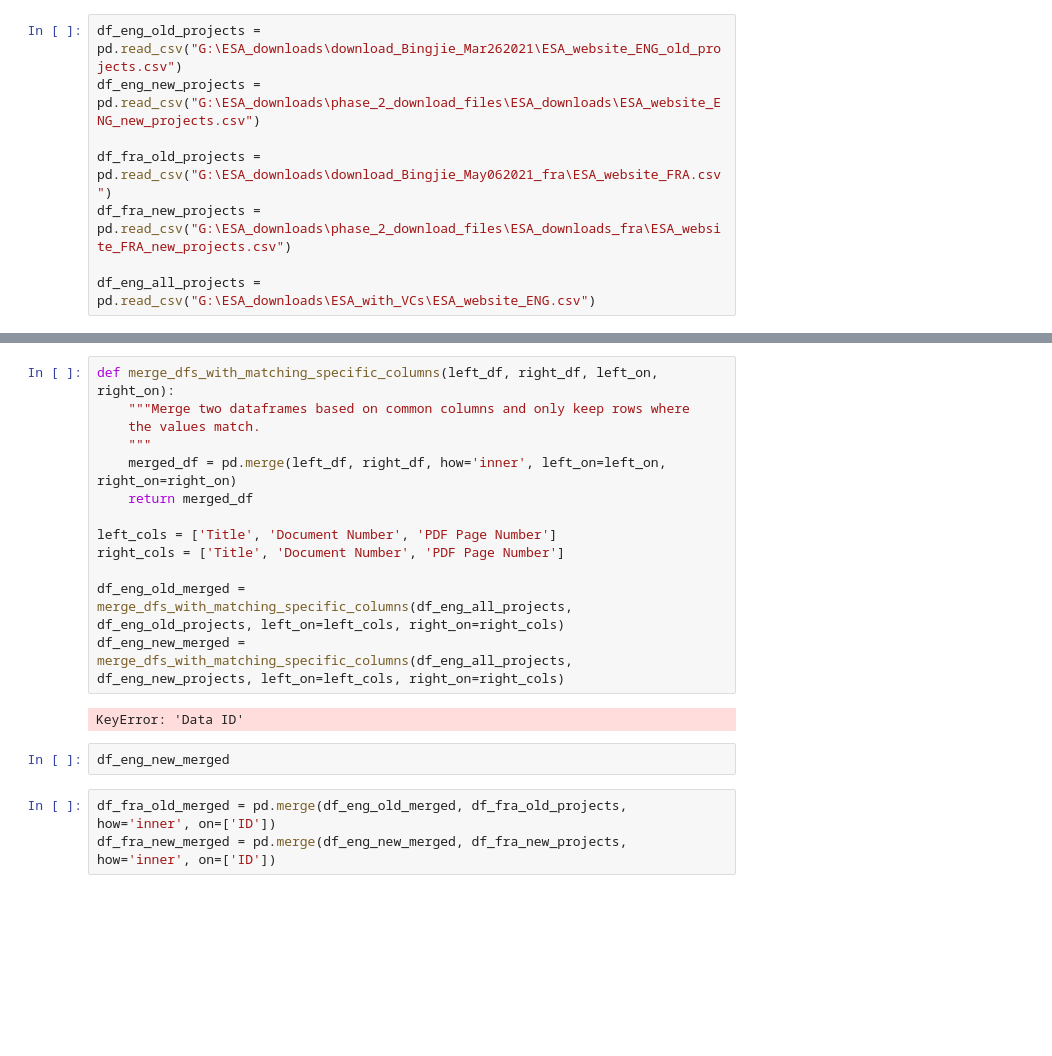
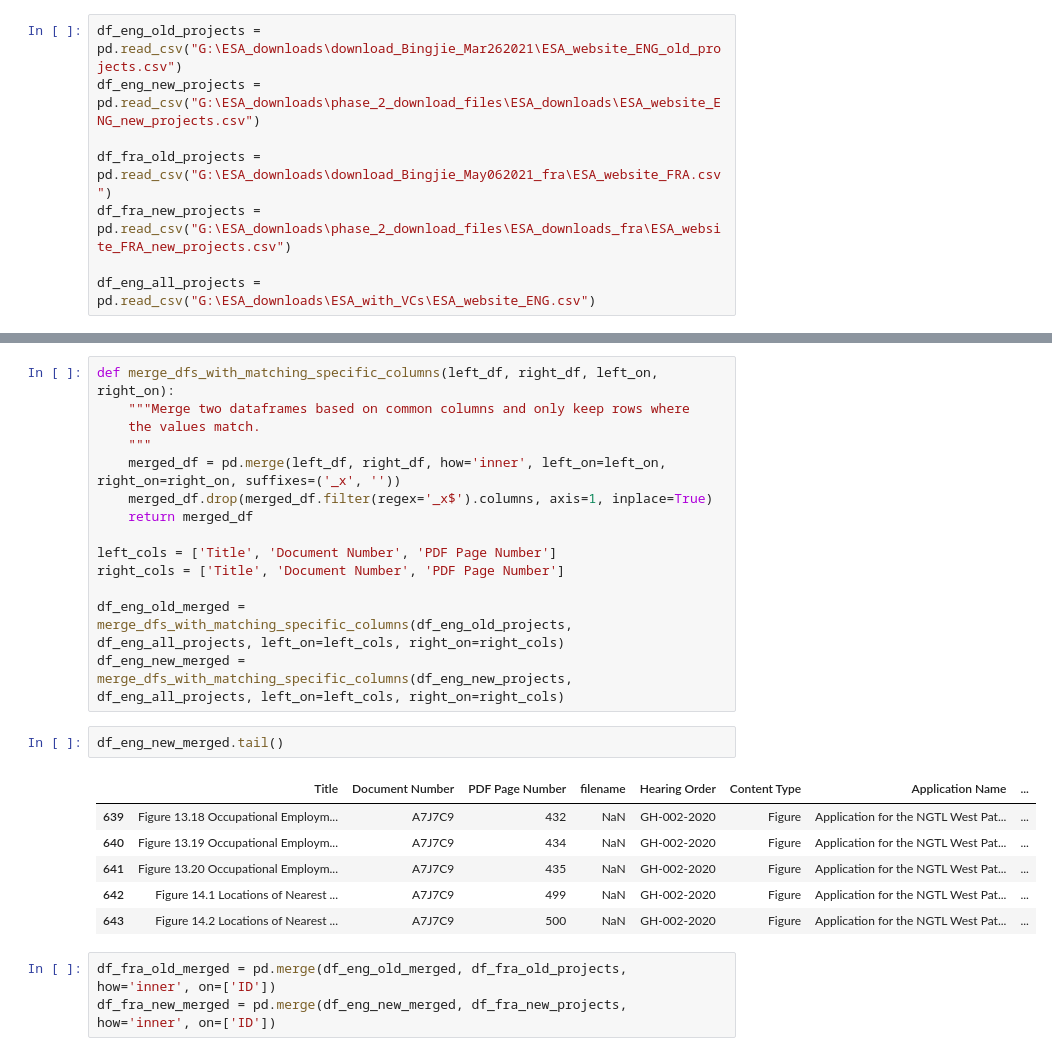
Before and after one commit to CER-REC/esa-data-bank_banque-donnees-ees, a Jupyter notebook: Codes/Section_04_Final_Data_Merge_and_Visualization/bundle/merge_eng_fra_index.ipynb, the cells around one changed output, grey strips where cells are left out. Cells and saved outputs as stored; diff of their text form; blank space fills up the shorter version.

Commit message:
Drop duplicate columns.

```diff
--- a/Codes/Section_04_Final_Data_Merge_and_Visualization/bundle/merge_eng_fra_index.ipynb
+++ b/Codes/Section_04_Final_Data_Merge_and_Visualization/bundle/merge_eng_fra_index.ipynb
@@ -24,18 +24,24 @@ def merge_dfs_with_matching_specific_columns(left_df, right_df, left_on, right_o
     """Merge two dataframes based on common columns and only keep rows where
     the values match.
     """
-    merged_df = pd.merge(left_df, right_df, how='inner', left_on=left_on, right_on=right_on)
+    merged_df = pd.merge(left_df, right_df, how='inner', left_on=left_on, right_on=right_on, suffixes=('_x', ''))
+    merged_df.drop(merged_df.filter(regex='_x$').columns, axis=1, inplace=True)
     return merged_df
 
 left_cols = ['Title', 'Document Number', 'PDF Page Number']
 right_cols = ['Title', 'Document Number', 'PDF Page Number']
 
-df_eng_old_merged = merge_dfs_with_matching_specific_columns(df_eng_all_projects, df_eng_old_projects, left_on=left_cols, right_on=right_cols)
-df_eng_new_merged = merge_dfs_with_matching_specific_columns(df_eng_all_projects, df_eng_new_projects, left_on=left_cols, right_on=right_cols)
+df_eng_old_merged = merge_dfs_with_matching_specific_columns(df_eng_old_projects, df_eng_all_projects, left_on=left_cols, right_on=right_cols)
+df_eng_new_merged = merge_dfs_with_matching_specific_columns(df_eng_new_projects, df_eng_all_projects, left_on=left_cols, right_on=right_cols)
-# %% [output]
-KeyError: 'Data ID'
 # %%
-df_eng_new_merged
+df_eng_new_merged.tail()
+# %% [output]
+|  | Title | Document Number | PDF Page Number | filename | Hearing Order | Content Type | Application Name | ... |
+| 639 | Figure 13.18 Occupational Employm... | A7J7C9 | 432 | NaN | GH-002-2020 | Figure | Application for the NGTL West Pat... | ... |
+| 640 | Figure 13.19 Occupational Employm... | A7J7C9 | 434 | NaN | GH-002-2020 | Figure | Application for the NGTL West Pat... | ... |
+| 641 | Figure 13.20 Occupational Employm... | A7J7C9 | 435 | NaN | GH-002-2020 | Figure | Application for the NGTL West Pat... | ... |
+| 642 | Figure 14.1 Locations of Nearest ... | A7J7C9 | 499 | NaN | GH-002-2020 | Figure | Application for the NGTL West Pat... | ... |
+| 643 | Figure 14.2 Locations of Nearest ... | A7J7C9 | 500 | NaN | GH-002-2020 | Figure | Application for the NGTL West Pat... | ... |
 # %%
 df_fra_old_merged = pd.merge(df_eng_old_merged, df_fra_old_projects, how='inner', on=['ID'])
 df_fra_new_merged = pd.merge(df_eng_new_merged, df_fra_new_projects, how='inner', on=['ID'])
```
